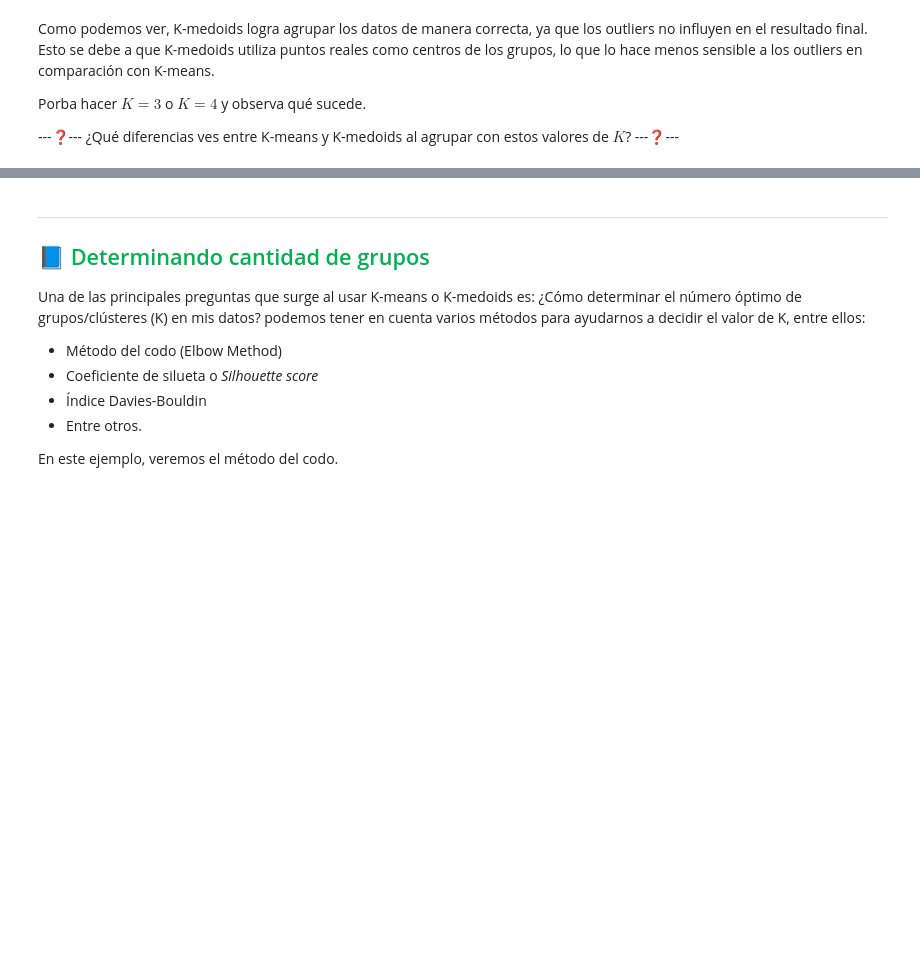
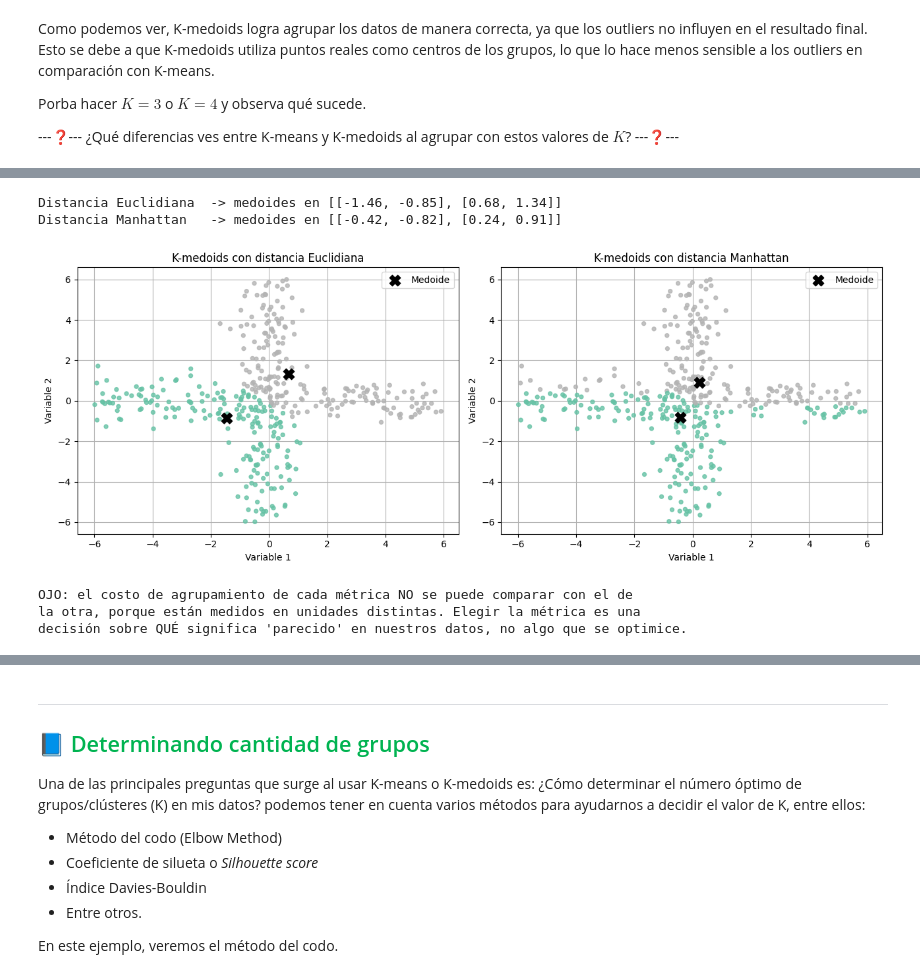
Before and after one commit to lucasbaldezzari/cdan, a Jupyter notebook: 2. Algoritmos básicos de clustering.ipynb, the cells around one changed output, grey strips where cells are left out. Cells and saved outputs as stored; diff of their text form; code cells hidden in the pictures; blank space fills up the shorter version.

```diff
--- a/2. Algoritmos básicos de clustering.ipynb
+++ b/2. Algoritmos básicos de clustering.ipynb
@@ -287,0 +414,9 @@ Porba hacer $K=3$ o $K=4$ y observa qué sucede.
+# %%
+compararMetricas(K=2)
+# %% [output]
+Distancia Euclidiana  -> medoides en [[-1.46, -0.85], [0.68, 1.34]]
+Distancia Manhattan   -> medoides en [[-0.42, -0.82], [0.24, 0.91]]
+[figure, added]
+OJO: el costo de agrupamiento de cada métrica NO se puede comparar con el de
+la otra, porque están medidos en unidades distintas. Elegir la métrica es una
+decisión sobre QUÉ significa 'parecido' en nuestros datos, no algo que se optimice.
```
Also changed, not shown: parts of 34 cells of this notebook, 1 other file.
